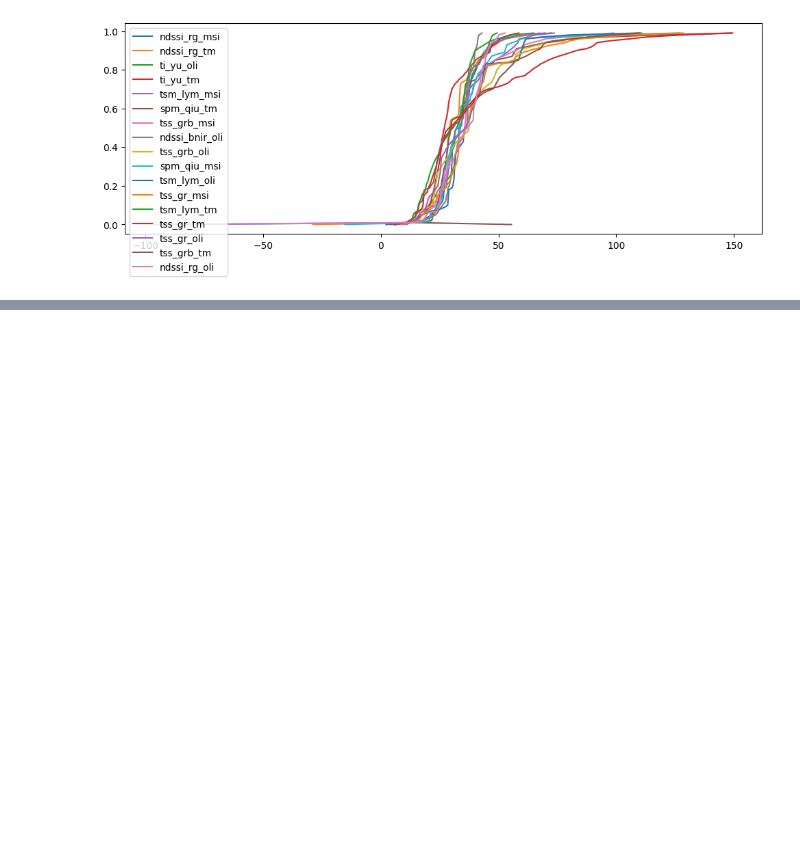
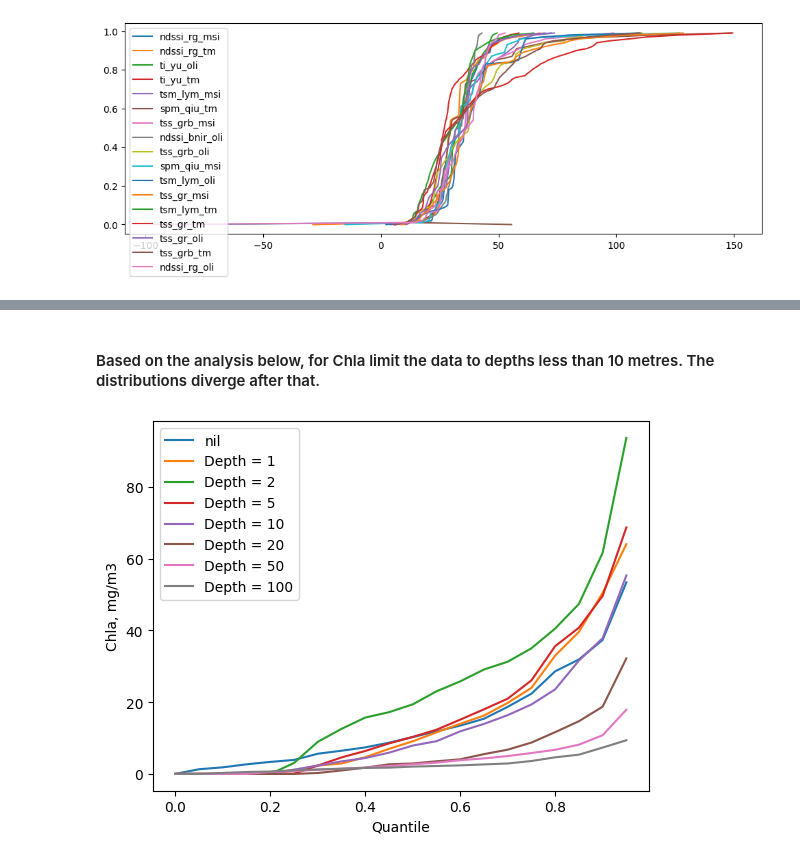
Before and after one commit to digitalearthafrica/deafrica_water_quality, a Jupyter notebook: WP2.2/WP2.2.ipynb, the cells around one changed output, grey strips where cells are left out. Drawn from its saved outputs; the diff is of its cells as text; code cells hidden in the pictures; blank space fills up the shorter version.

```diff
--- a/WP2.2/WP2.2.ipynb
+++ b/WP2.2/WP2.2.ipynb
@@ -961,6 +994,7 @@ plt.ylim(0,30000)
 # %%
 # Apply the function to a variable from the annual dataset...
 mmt = 'chla_3bda'
+mmt = 'fai'
 inst = 'oli'
 var = mmt+'_'+inst
 ref = mmt+'_'+'msi'
@@ -2004,0 +2041,2 @@ plt.show()
+# %%
+chla = read_insitu('Chl-a')
@@ -2004,0 +2059,2 @@ plt.show()
+# %%
+Q = np.arange(0,1,0.05)
@@ -2004,0 +2087,20 @@ plt.show()
+# %% [markdown]
+#### Based on the  analysis below, for Chla limit the data to depths less than 10 metres. The distributions diverge after that.
+# %%
+chla.loc[pd.isna(chla['Depth']),'Value'].quantile(Q).plot(label ='nil')
+
+depths = [0,1,2,5,10,20,50,100]
+
+for depth in depths[1:]:
+    #print(depths[depths.index(depth)-1],depth)
+    depth_data = chla.loc[(chla['Depth'] >= depths[depths.index(depth)-1]) & (chla['Depth'] < depth),'Value']
+    depth_data.quantile(Q).plot(label='Depth = '+str(depth))
+#    plt.axhline(depth_data.mean(),label='mean Chla, '+str(depth),linestyle=':')
+plt.ylabel('Chla, mg/m3')
+plt.xlabel('Quantile')
+
+plt.legend(loc='upper left')
+plt.show()
+    #chla.loc[chla['Depth'] >= depths[depths.index(depth)-1] & chla['Depth'] < depth,'Value'].quantile(Q).plot(label=depth)
+# %% [output]
+[figure, added]
```
Also changed, not shown: parts of 28 cells of this notebook.
